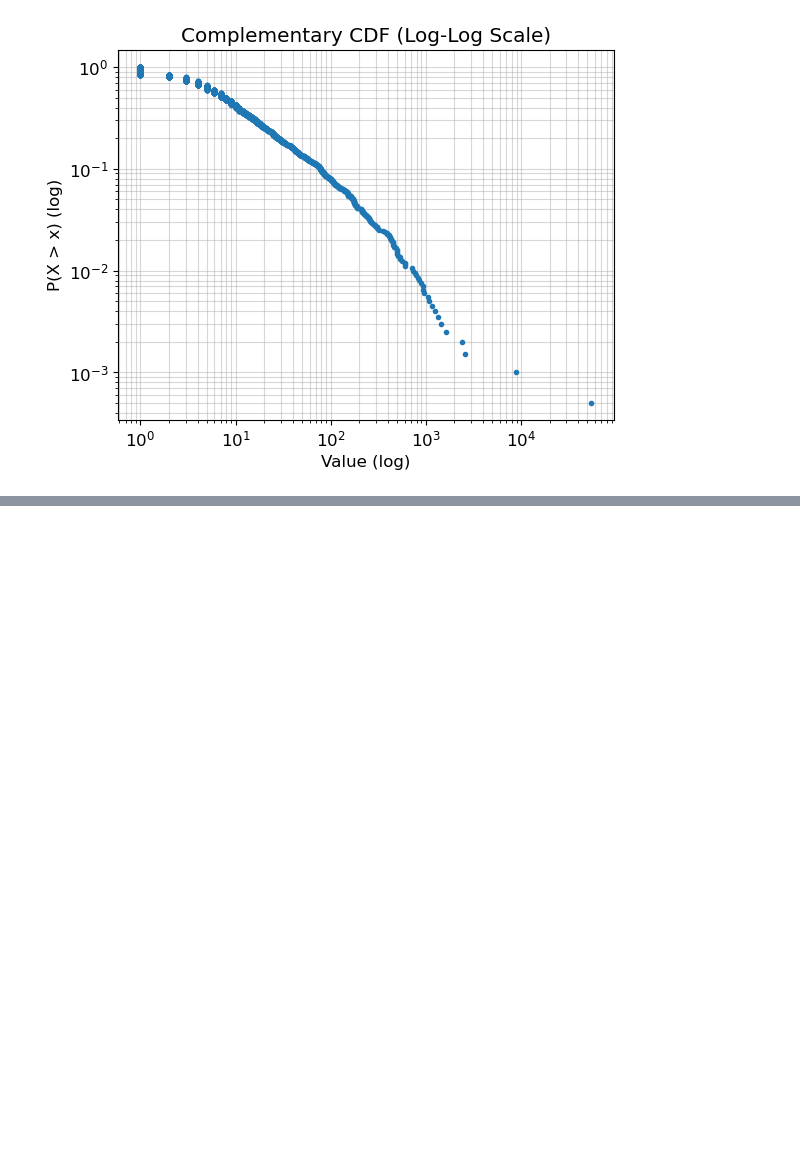
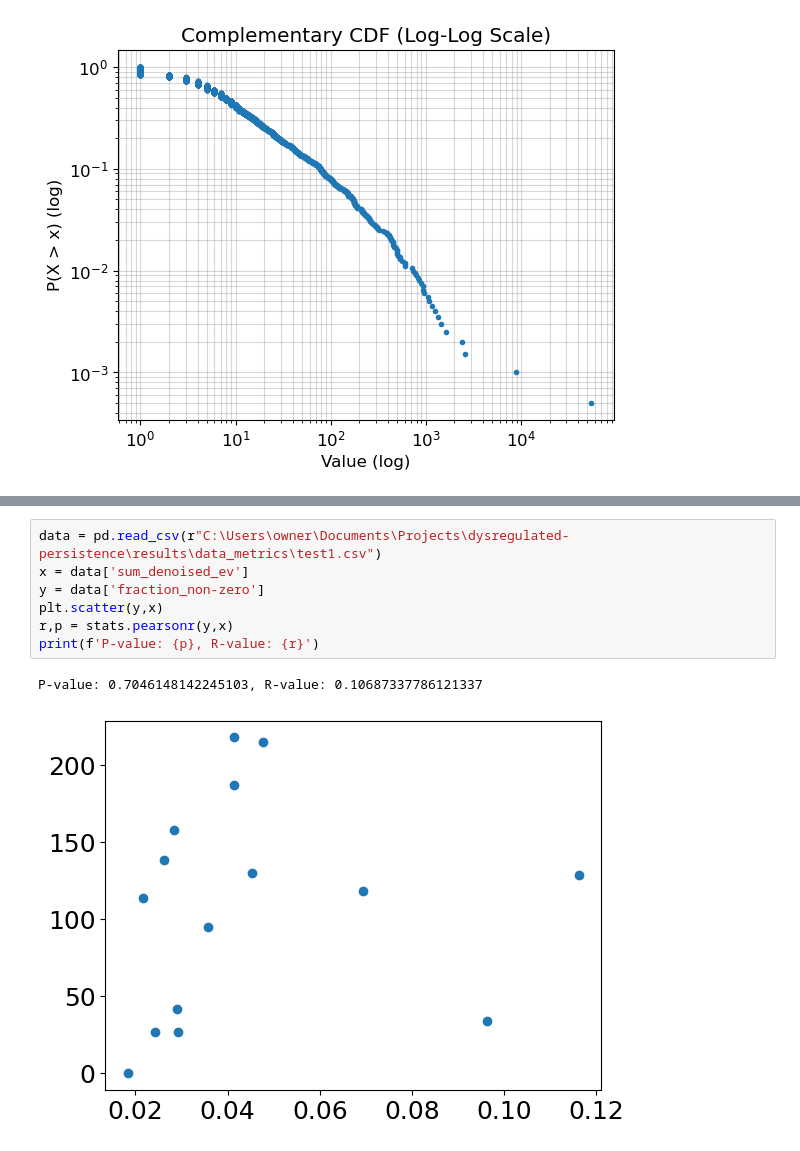
Before and after one commit to alongutf/dysregulated-persistence, a Jupyter notebook: scripts/test.ipynb, the cells around one changed output, grey strips where cells are left out. Cells and saved outputs as stored; diff of their text form; blank space fills up the shorter version.

Commit message:
data_metrics

```diff
--- a/scripts/test.ipynb
+++ b/scripts/test.ipynb
@@ -196,0 +202,10 @@ P-value: 0.007498519318403681
+# %%
+data = pd.read_csv(r"C:\Users\owner\Documents\Projects\dysregulated-persistence\results\data_metrics\test1.csv")
+x = data['sum_denoised_ev']
+y = data['fraction_non-zero']
+plt.scatter(y,x)
+r,p = stats.pearsonr(y,x)
+print(f'P-value: {p}, R-value: {r}')
+# %% [output]
+P-value: 0.7046148142245103, R-value: 0.10687337786121337
+[figure, added]
```
Also changed, not shown: parts of 2 cells of this notebook, 3 other files.
